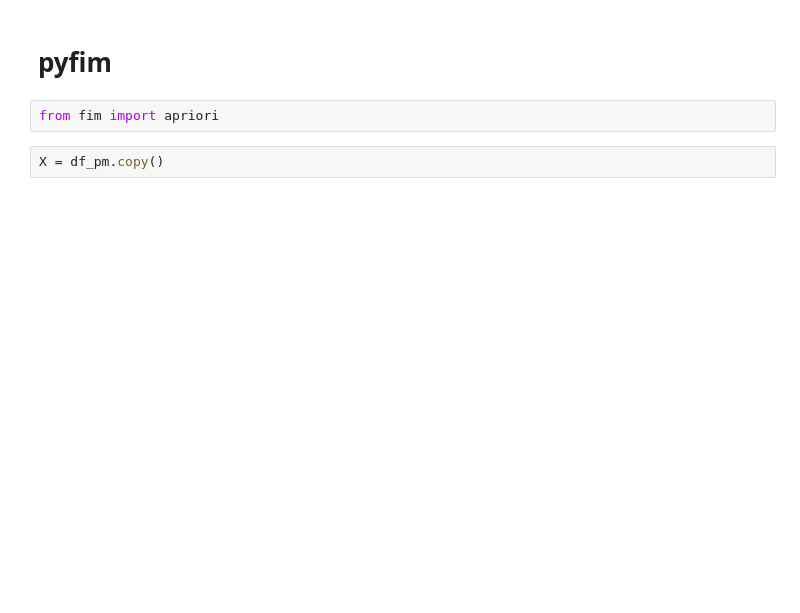
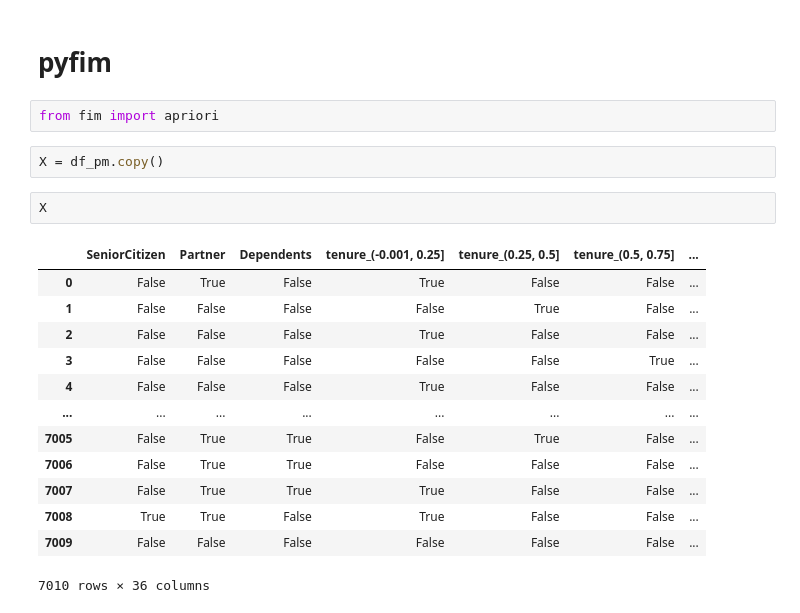
Before and after one commit to zenith378/IntroToML, a Jupyter notebook: project/src/PatternMining.ipynb, the cells around one changed output. Drawn from its saved outputs; the diff is of its cells as text; blank space fills up the shorter version.

```diff
--- a/project/src/PatternMining.ipynb
+++ b/project/src/PatternMining.ipynb
@@ -228,6 +252,22 @@ Lift:  2.3555191038554373
 from fim import apriori
 # %%
 X = df_pm.copy()
+# %%
+X
+# %% [output]
+|  | SeniorCitizen | Partner | Dependents | tenure_(-0.001, 0.25] | tenure_(0.25, 0.5] | tenure_(0.5, 0.75] | ... |
+| 0 | False | True | False | True | False | False | ... |
+| 1 | False | False | False | False | True | False | ... |
+| 2 | False | False | False | True | False | False | ... |
+| 3 | False | False | False | False | False | True | ... |
+| 4 | False | False | False | True | False | False | ... |
+| ... | ... | ... | ... | ... | ... | ... | ... |
+| 7005 | False | True | True | False | True | False | ... |
+| 7006 | False | True | True | False | False | False | ... |
+| 7007 | False | True | True | True | False | False | ... |
+| 7008 | True | True | False | True | False | False | ... |
+| 7009 | False | False | False | False | False | False | ... |
+7010 rows × 36 columns
 # %%
 # Lista dei supporti in percentuale
 supports = list(range(1, 50))  # 1% to 50%
```
Also changed, not shown: parts of 12 cells of this notebook, 8 other files.
